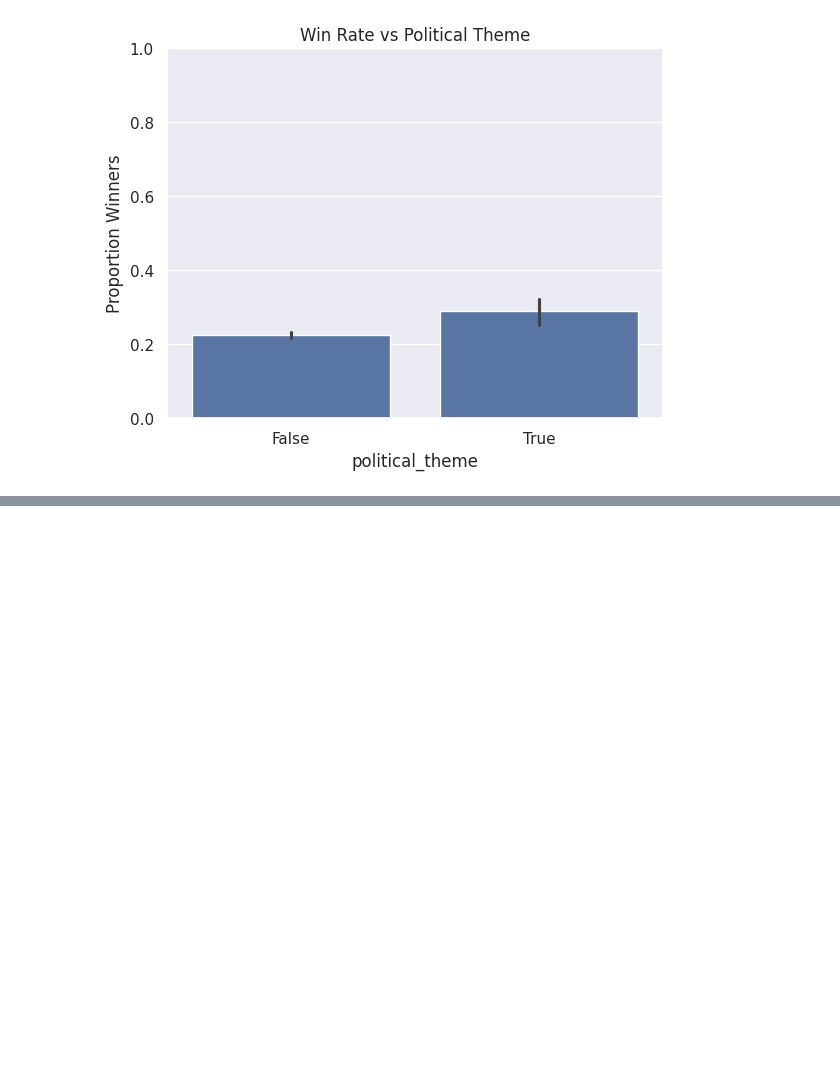
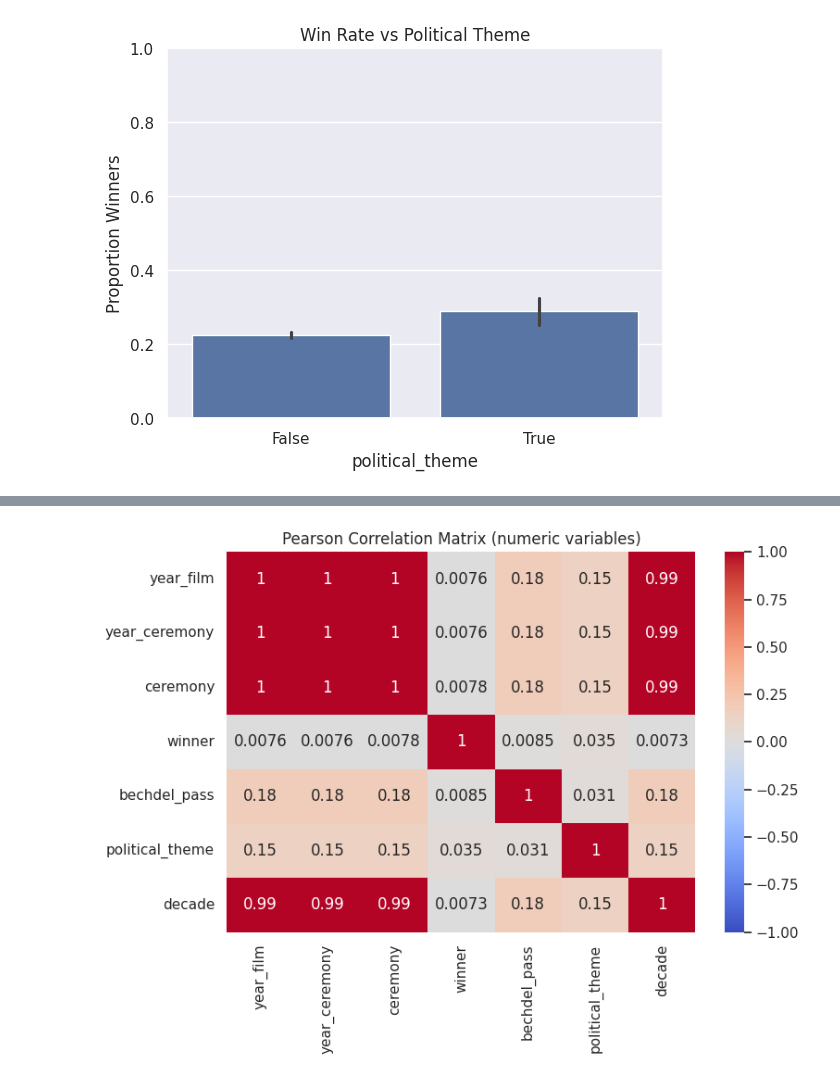
Before and after one commit to batuhanbaydr/DSA210-Term-Project, a Jupyter notebook: notebooks/EDA.ipynb, the cells around one changed output, grey strips where cells are left out. Cells and saved outputs as stored; diff of their text form; code cells hidden in the pictures; blank space fills up the shorter version.

```diff
--- a/notebooks/EDA.ipynb
+++ b/notebooks/EDA.ipynb
@@ -34,11 +48,10 @@ plt.title("Trends by Decade"); plt.show()
 [figure]
 # %%
 df_plot = df.copy()
-df_plot["bechdel_pass"]   = df_plot["bechdel_pass"].fillna(False).astype(str)
+df_plot["bechdel_pass"] = df_plot["bechdel_pass"].fillna(False).astype(str)
 df_plot["political_theme"] = df_plot["political_theme"].astype(str)
 
-for col, title in [("bechdel_pass", "Bechdel Test"),
-                   ("political_theme", "Political Theme")]:
+for col, title in [("bechdel_pass", "Bechdel Test"),("political_theme", "Political Theme")]:
     sns.barplot(x=col, y="winner", data=df_plot, estimator="mean")
     plt.ylim(0, 1); plt.ylabel("Proportion Winners")
     plt.title(f"Win Rate vs {title}"); plt.show()
@@ -47,0 +73,20 @@ for col, title in [("bechdel_pass", "Bechdel Test"),
+# %%
+import pandas as pd, seaborn as sns, matplotlib.pyplot as plt
+
+num_df = df.copy()
+
+
+bool_cols = ["winner", "bechdel_pass", "political_theme"]
+
+for col in bool_cols:
+    num_df[col] = num_df[col].fillna(False).astype(int)
+
+corr_mat = num_df.select_dtypes(include="number").corr(method="pearson")
+
+plt.figure(figsize=(8,6))
+sns.heatmap(corr_mat, annot=True, cmap="coolwarm", vmin=-1, vmax=1)
+plt.title("Pearson Correlation Matrix (numeric variables)")
+plt.tight_layout()
+plt.show()
+# %% [output]
+[figure, added]
```
Also changed, not shown: parts of 4 cells of this notebook.
